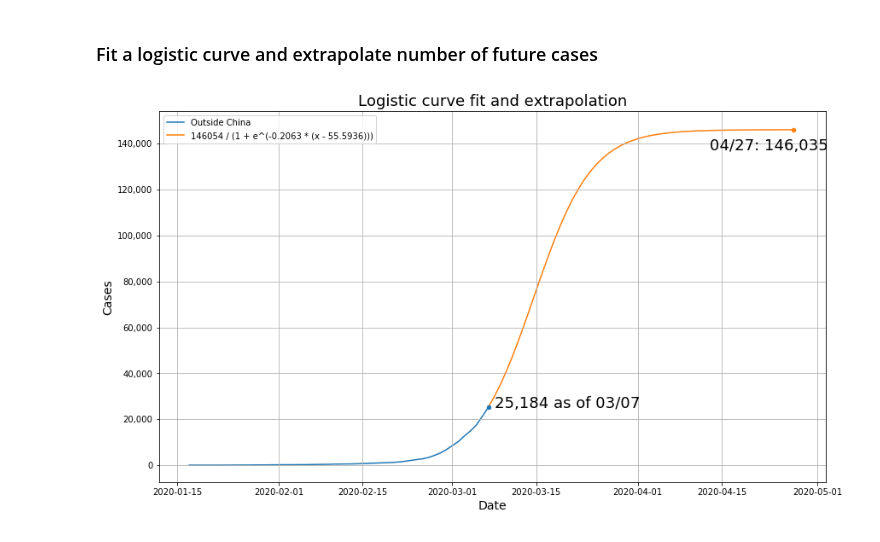
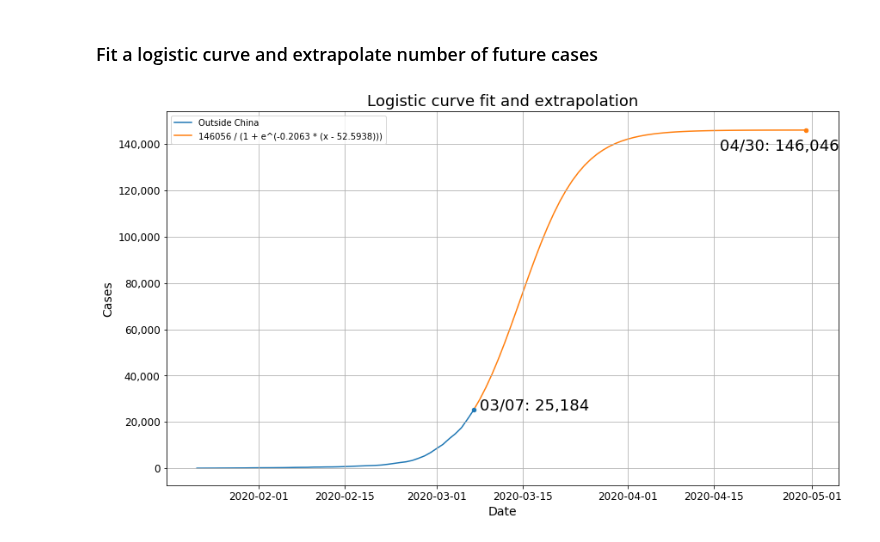
Before and after one commit to JeroenKools/covid19, a Jupyter notebook: COVID-19.ipynb, the cells around one changed output. Saved outputs shown, nothing was run; the diff lists cells and outputs as text; code cells hidden in the pictures.

Commit message:
Various improvements
* More code reuse
* Better labelling and titles
* Included retrieval and plotting on deaths and active cases

```diff
--- a/COVID-19.ipynb
+++ b/COVID-19.ipynb
@@ -103,0 +70,33 @@ with pd.option_context("display.max_rows", 15, "display.max_columns", 10):
+# %%
+for metric in data_urls.keys():
+    by_country = dataframes[metric].groupby("Country/Region").sum()                           # Group by country
+    dates = by_country.columns[2:]                                            # Drop Lat/Long columns
+    by_country.loc["All except China", dates] =\
+        by_country.sum().loc[dates]-by_country.loc["Mainland China", dates]   # Add "Outside China" row
+    by_country = by_country.loc[:, dates].astype(int)                         # Convert to columns to matplotlib dates
+    dates = pd.to_datetime(dates)
+    by_country.columns = dates
+
+    if metric == "confirmed":
+        # Add in some data points for China from before the start of the Johns Hopkins data.
+        # Source: https://en.wikipedia.org/wiki/Timeline_of_the_2019%E2%80%9320_coronavirus_outbreak_in_December_2019_%E2%80%93_January_2020
+        early_china_data = {
+            "1/17/20": 45,
+            "1/18/20": 62,
+            "1/20/20": 218
+        }
+        for d, n in early_china_data.items():
+            by_country.loc["Mainland China", pd.to_datetime(d)] = n               # Insert early China data point
+        by_country = by_country.reindex(list(sorted(by_country.columns)), axis=1) # Retain chronological column order
+
+        # Correct an odd blip in the Japanese data.
+        # From 2/5 to 2/7, the Johns Hopkins data for Japan goes 22, 45, 25.
+        # I assume that the 45 is incorrect.
+        by_country.loc["Japan", pd.to_datetime("2/06/20")] = 23.5      #  Halfway between values for 2/5 and 2/7
+
+    dataframes[metric+"_by_country"] = by_country
+
+confirmed_by_country = dataframes["confirmed_by_country"]              # Shorthand
+
+with pd.option_context("display.max_rows", 200, "display.max_columns", 10):
+    display(dataframes["confirmed_by_country"])
@@ -104,7 +123,7 @@ with pd.option_context("display.max_rows", 15, "display.max_columns", 10):
 # %% [markdown]
 ### List all countries in the `by_country` table
 # %%
-for i, k in enumerate(by_country.index):
+for i, k in enumerate(confirmed_by_country.index):
     if len(k) > 15:
         k = k[:15] + "."
     print(f"{k:17}", end=" " if (i+1) % 5 else "\n")
@@ -206,38 +253,39 @@ plt.show()
 ### Fit a logistic curve and extrapolate number of future cases
 # %%
 x = np.arange(100)
-outside_china = by_country.loc["Outside China", :]
+outside_china = dataframes["confirmed_by_country"].loc["All except China", :]
+outside_china = outside_china[np.isfinite(outside_china)]
 current_day = dates[-1]
 
 def func(x, L, k, x0):
     return L / (1 + np.exp(-k * (x - x0)))
 
 [L, k, x0], _ =  curve_fit(func, np.arange(len(outside_china)), outside_china, p0=[1e7, 0.5, 65])
 
 plt.plot(dates, outside_china, label="Outside China", markersize=3, zorder=1)
 
 model_date_list = [current_day + datetime.timedelta(days = n+1) for n in range(-1, len(x) - len(dates))]
 model_date_list = [mdates.date2num(x) for x in model_date_list]
 
 n = len(dates)
 logistic = L / (1 + np.exp(-k*(x[n-1:]-x0)))
 plt.plot(model_date_list, logistic, label=f"{L:.0f} / (1 + e^(-{k:.4f} * (x - {x0:.4f})))", zorder=1)
 
 plt.grid()
-locs, labels = plt.xticks()
-
 plt.legend()
 plt.title("Logistic curve fit and extrapolation", fontsize=18)
 plt.xlabel("Date", fontsize=14)
 plt.ylabel("Cases", fontsize=14)
 plt.scatter(mdates.date2num(current_day), outside_china[-1], s=20, c="C00", zorder=2)
-plt.annotate(f"{outside_china[-1]:,.0f} as of {datetime.datetime.strftime(current_day, '%m/%d')}",
+plt.annotate(f"{datetime.datetime.strftime(current_day, '%m/%d')}: {outside_china[-1]:,.0f}",
              (mdates.date2num(current_day)+1, outside_china[-1]), fontsize=18)
 
 plt.scatter(model_date_list[-1], logistic[-1], s=20, c="C01", zorder=2)
 plt.annotate(f"{mdates.num2date(model_date_list[-1]).strftime('%m/%d')}: {logistic[-1]:,.0f}",
              (model_date_list[-1]-14, logistic[-1]*0.94), fontsize=18)
 set_y_axis_format(False)
+plt.xticks(fontsize=12)
+plt.yticks(fontsize=12)
 plt.show()
 # %% [output]
-[figure, old version]
+[figure, new version]
```
Also changed, not shown: parts of 19 cells of this notebook.
